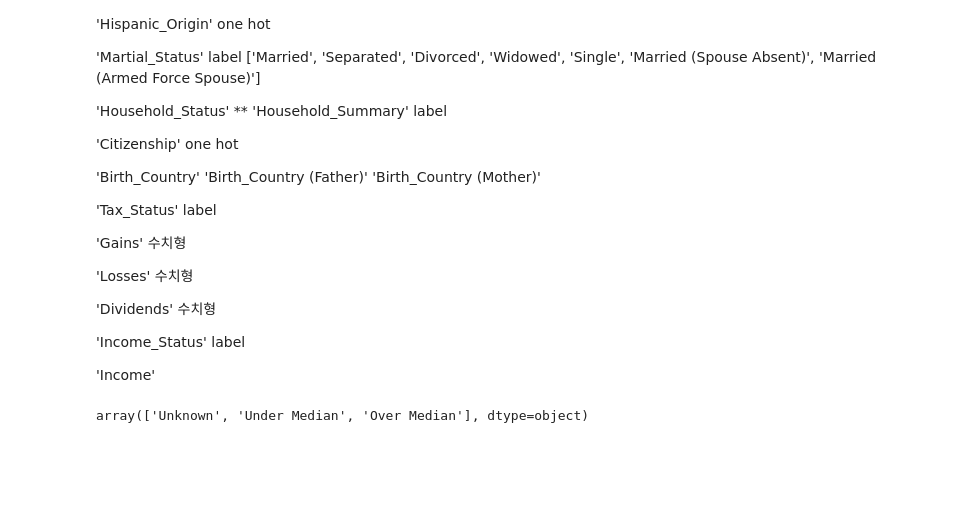
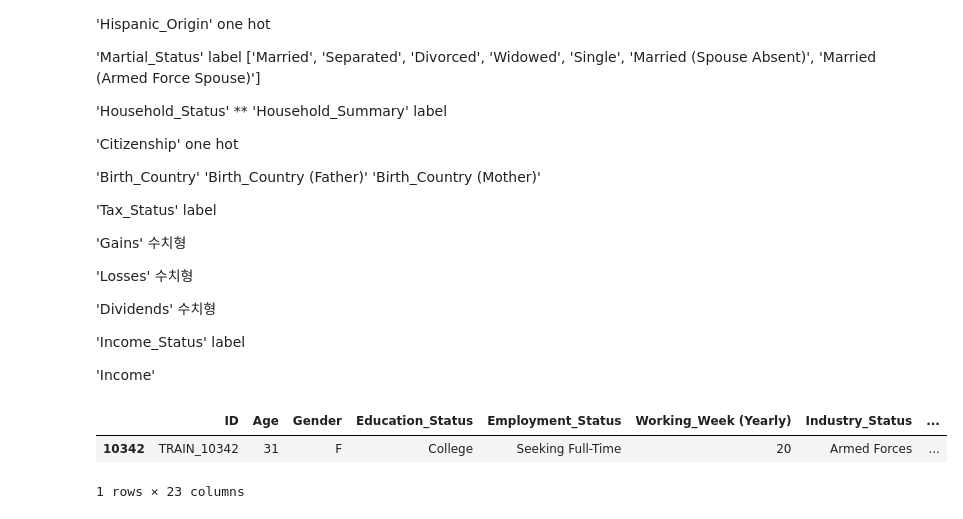
Before and after one commit to gogiri/dacon, a Jupyter notebook: income_forecast.ipynb, the cells around one changed output. Cells and saved outputs as stored; diff of their text form; code cells hidden in the pictures; blank space fills up the shorter version.

```diff
--- a/income_forecast.ipynb
+++ b/income_forecast.ipynb
@@ -75,7 +75,9 @@ Index(['ID', 'Age', 'Gender', 'Education_Status', 'Employment_Status',
 'Income_Status' label
 
 'Income'
-# %%
-df['Income_Status'].unique()
-# %% [output]
-array(['Unknown', 'Under Median', 'Over Median'], dtype=object)
+# %%
+df[df['Industry_Status'] == 'Armed Forces']
+# %% [output]
+|  | ID | Age | Gender | Education_Status | Employment_Status | Working_Week (Yearly) | Industry_Status | ... |
+| 10342 | TRAIN_10342 | 31 | F | College | Seeking Full-Time | 20 | Armed Forces | ... |
+1 rows × 23 columns
```
Also changed, not shown: 1 other file.
